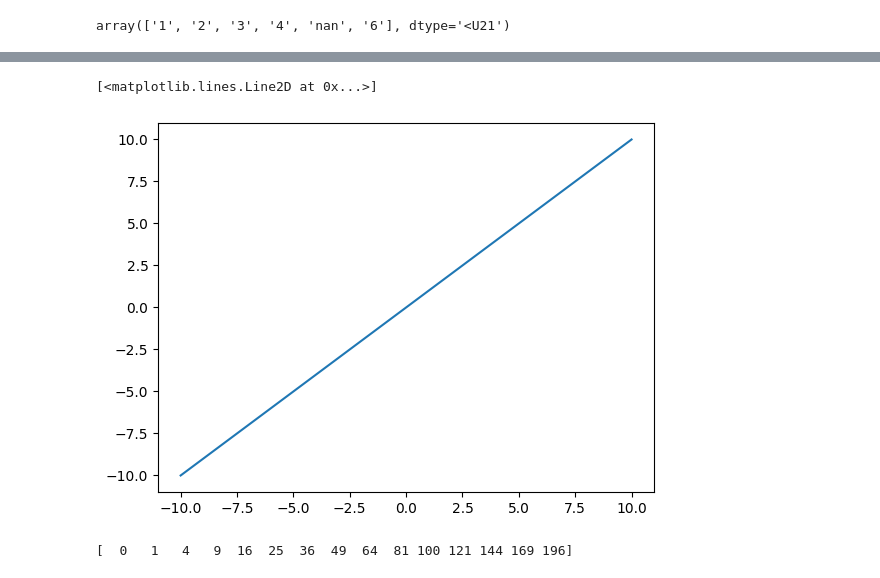
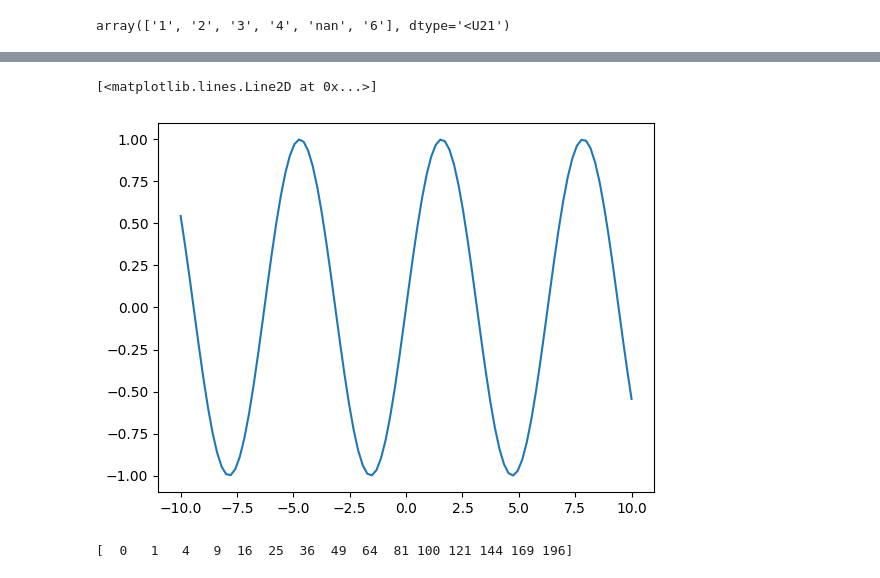
Before and after one commit to NehalPisalkar/Nehal2025, a Jupyter notebook: Untitled1.ipynb, the cells around one changed output, grey strips where cells are left out. Saved outputs shown, nothing was run; the diff lists cells and outputs as text; code cells hidden in the pictures.

```diff
--- a/Untitled1.ipynb
+++ b/Untitled1.ipynb
@@ -214,13 +218,12 @@ array(['1', '2', '3', '4', 'nan', '6'], dtype='<U21')
 # %%
-import matplotlib.pyplot as plt
-
+# y = sin(x)
 x = np.linspace(-10,10,100)
-y = x
+y = np.sin(x)
 
 plt.plot(x,y)
 # %% [output]
 [<matplotlib.lines.Line2D at 0x...>]
-[figure, old version]
+[figure, new version]
 # %%
 def square(a):
   return a*a
```
Also changed, not shown: parts of 4 cells of this notebook.
